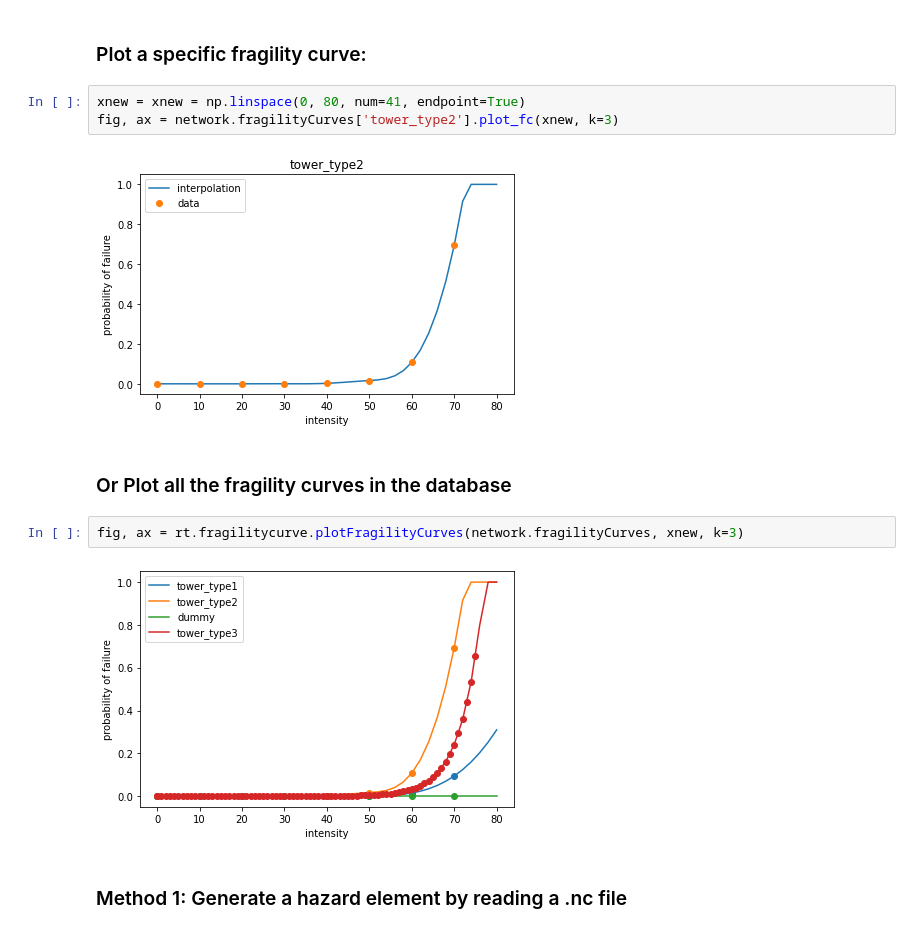
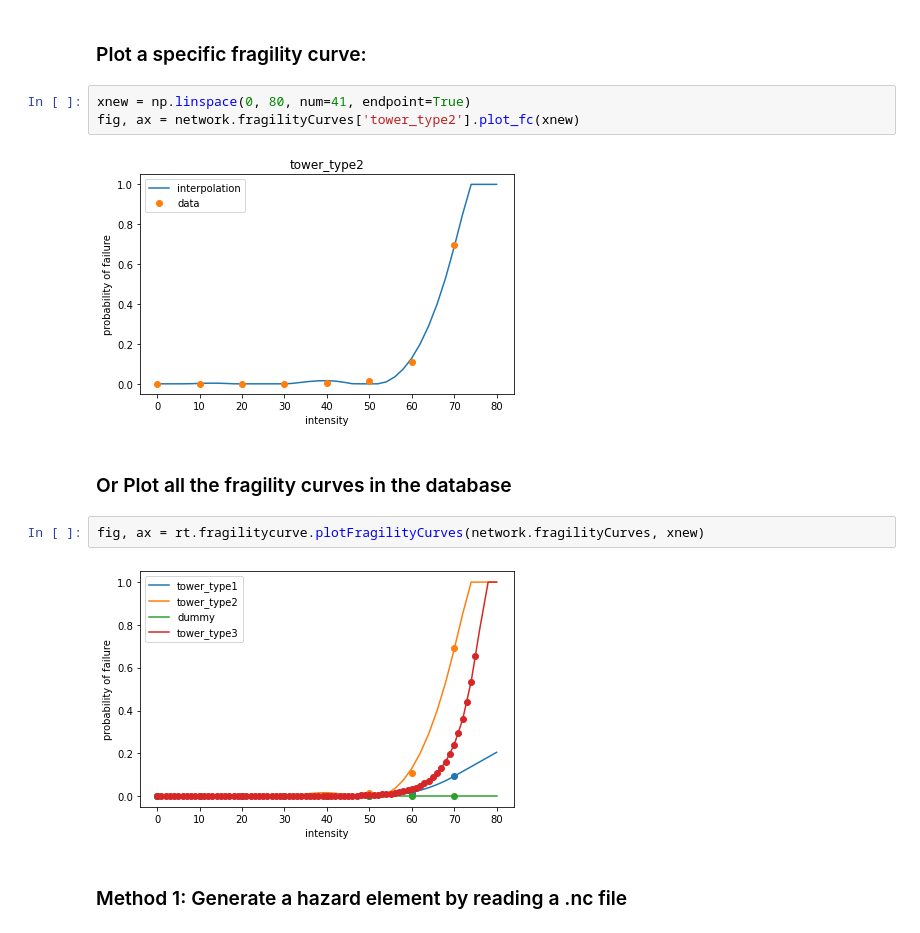
Before and after one commit to reXplan-project/reXplan-repo, a Jupyter notebook: jupyter_notebooks/basic_example_inputs.ipynb, the cells around one changed output. Cells and saved outputs as stored; diff of their text form.

```diff
--- a/jupyter_notebooks/basic_example_inputs.ipynb
+++ b/jupyter_notebooks/basic_example_inputs.ipynb
@@ -19,16 +39,16 @@ network = rt.network.Network(simulationName);
 # %% [markdown]
 ### Plot a specific fragility curve:
 # %%
-xnew = xnew = np.linspace(0, 80, num=41, endpoint=True)
-fig, ax = network.fragilityCurves['tower_type2'].plot_fc(xnew, k=3)
+xnew = np.linspace(0, 80, num=41, endpoint=True)
+fig, ax = network.fragilityCurves['tower_type2'].plot_fc(xnew)
 # %% [output]
-[figure, old version]
+[figure, new version]
 # %% [markdown]
 ### Or Plot all the fragility curves in the database
 # %%
-fig, ax = rt.fragilitycurve.plotFragilityCurves(network.fragilityCurves, xnew, k=3)
+fig, ax = rt.fragilitycurve.plotFragilityCurves(network.fragilityCurves, xnew)
 # %% [output]
-[figure, old version]
+[figure, new version]
 # %% [markdown]
 ### Method 1: Generate a hazard element by reading a .nc file
 # %%
```
Also changed, not shown: parts of 1 cell of this notebook, 25 other files.
